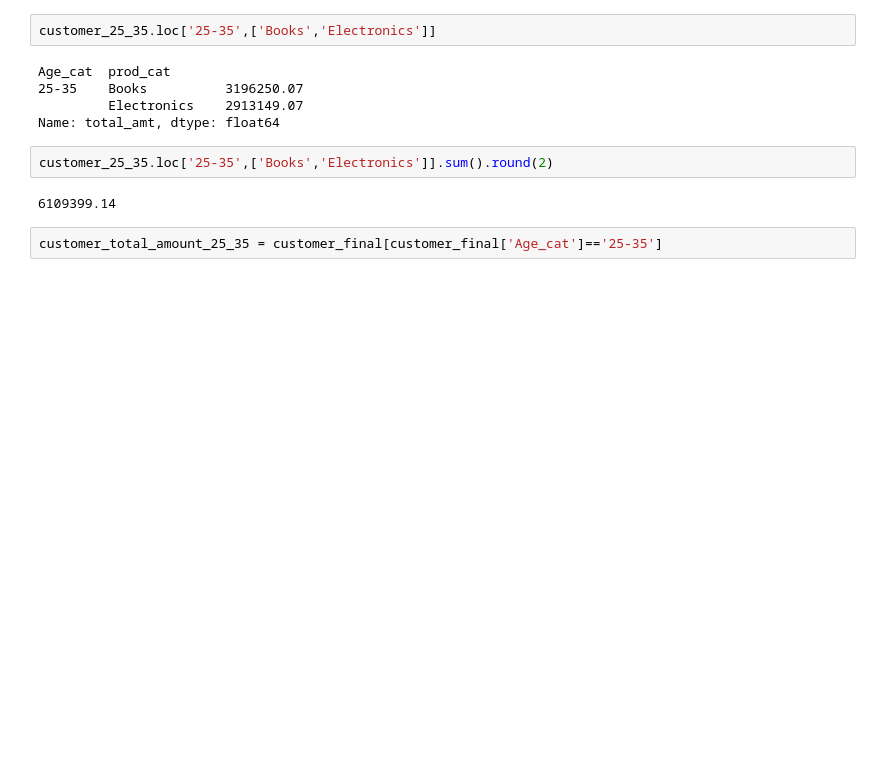
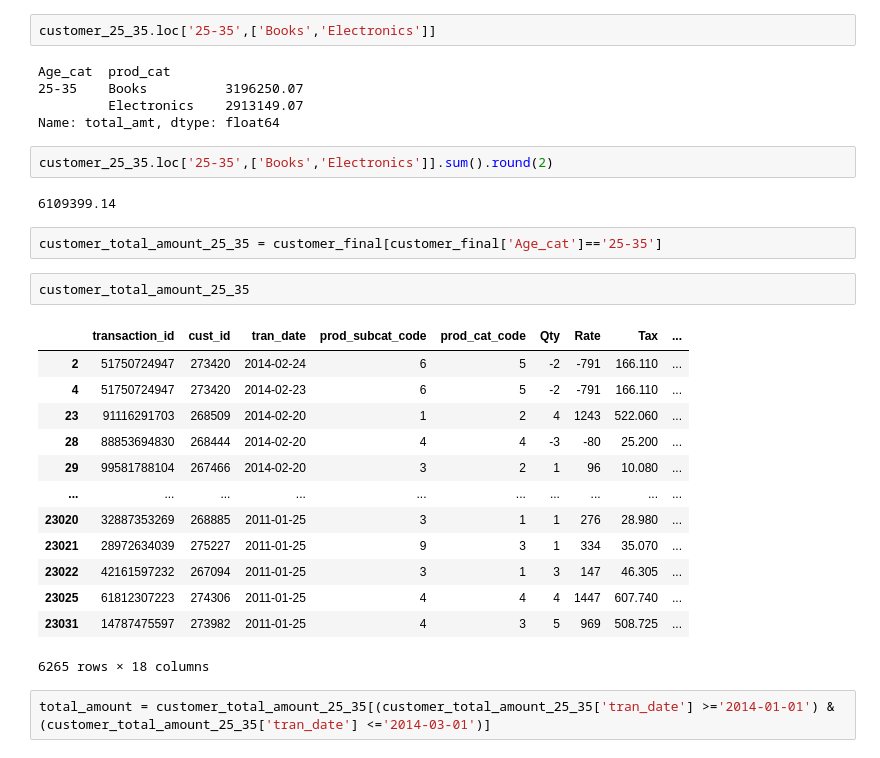
Before and after one commit to avbendre/Data-Science-Portfolio, a Jupyter notebook: customer-analysis-for-retail.ipynb, the cells around one changed output. Saved outputs shown, nothing was run; the diff lists cells and outputs as text; blank space fills up the shorter version.

Commit message:
Kaggle Notebook | Customer Analysis for Retail | Version 2

```diff
--- a/customer-analysis-for-retail.ipynb
+++ b/customer-analysis-for-retail.ipynb
@@ -616,3 +616,21 @@ customer_25_35.loc['25-35',['Books','Electronics']].sum().round(2)
 6109399.14
 # %%
 customer_total_amount_25_35 = customer_final[customer_final['Age_cat']=='25-35']
+# %%
+customer_total_amount_25_35
+# %% [output]
+|  | transaction_id | cust_id | tran_date | prod_subcat_code | prod_cat_code | Qty | Rate | Tax | ... |
+| 2 | 51750724947 | 273420 | 2014-02-24 | 6 | 5 | -2 | -791 | 166.110 | ... |
+| 4 | 51750724947 | 273420 | 2014-02-23 | 6 | 5 | -2 | -791 | 166.110 | ... |
+| 23 | 91116291703 | 268509 | 2014-02-20 | 1 | 2 | 4 | 1243 | 522.060 | ... |
+| 28 | 88853694830 | 268444 | 2014-02-20 | 4 | 4 | -3 | -80 | 25.200 | ... |
+| 29 | 99581788104 | 267466 | 2014-02-20 | 3 | 2 | 1 | 96 | 10.080 | ... |
+| ... | ... | ... | ... | ... | ... | ... | ... | ... | ... |
+| 23020 | 32887353269 | 268885 | 2011-01-25 | 3 | 1 | 1 | 276 | 28.980 | ... |
+| 23021 | 28972634039 | 275227 | 2011-01-25 | 9 | 3 | 1 | 334 | 35.070 | ... |
+| 23022 | 42161597232 | 267094 | 2011-01-25 | 3 | 1 | 3 | 147 | 46.305 | ... |
+| 23025 | 61812307223 | 274306 | 2011-01-25 | 4 | 4 | 4 | 1447 | 607.740 | ... |
+| 23031 | 14787475597 | 273982 | 2011-01-25 | 4 | 3 | 5 | 969 | 508.725 | ... |
+6265 rows × 18 columns
+# %%
+total_amount = customer_total_amount_25_35[(customer_total_amount_25_35['tran_date'] >='2014-01-01') & (customer_total_amount_25_35['tran_date'] <='2014-03-01')]
```
Also changed, not shown: parts of 2 cells of this notebook.
